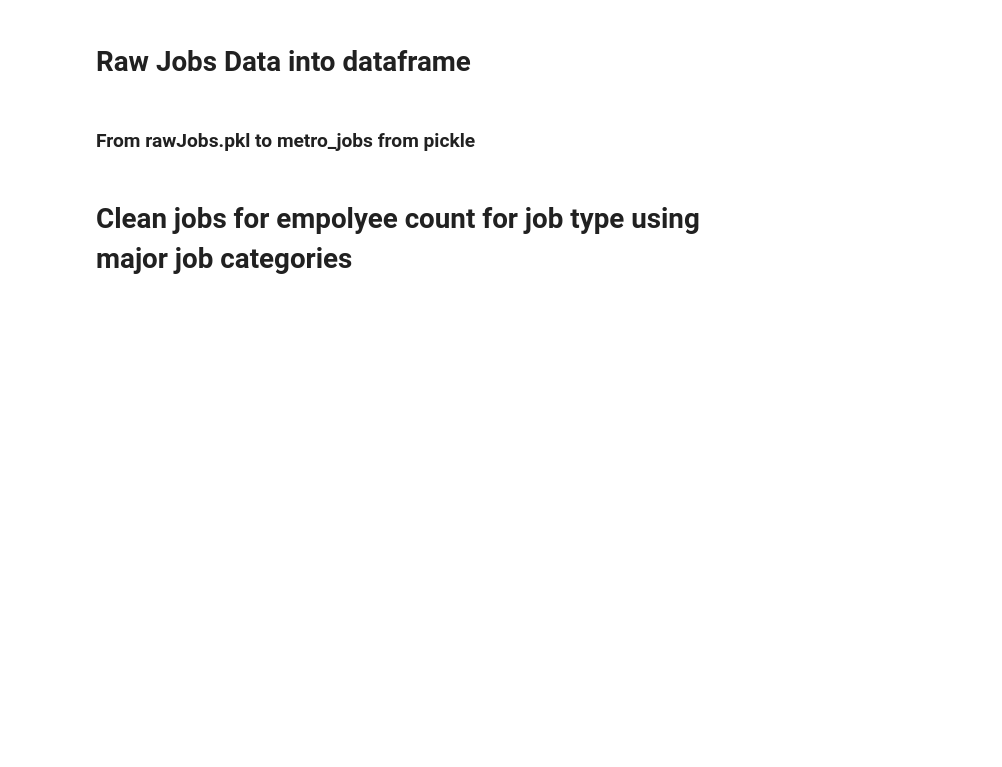
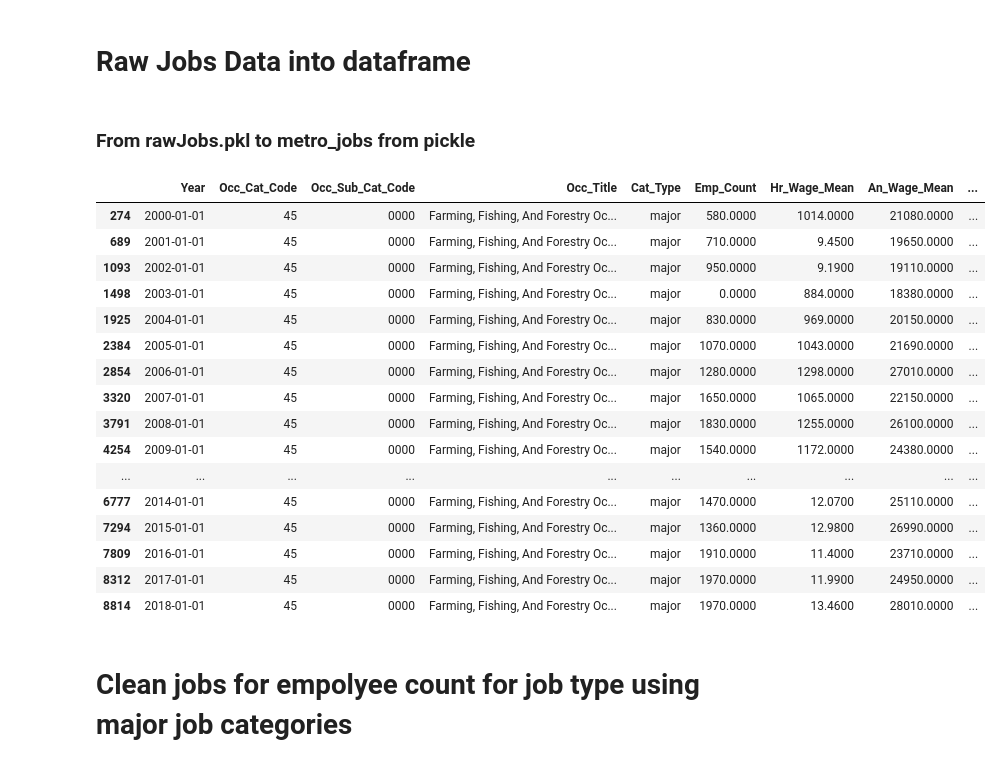
Before and after one commit to b-a-delight/Senior-Project, a Jupyter notebook: Data Prep/Jobs_Data_Prep.ipynb, the cells around one changed output. Drawn from its saved outputs; the diff is of its cells as text; code cells hidden in the pictures; blank space fills up the shorter version.

```diff
--- a/Data Prep/Jobs_Data_Prep.ipynb
+++ b/Data Prep/Jobs_Data_Prep.ipynb
@@ -87,6 +87,29 @@ metroJobs['An_Wage_Mean'] = metroJobs['An_Wage_Mean'].fillna(0)
 
 metroJobs.to_pickle('metroJobs.pkl')
 metroJobs.head(5)
+# %%
+df = pd.read_pickle(os.path.join(path,'metroJobs.pkl'))
+
+df = df[df['Occ_Title'] == 'Farming, Fishing, And Forestry Occupations']
+df
+# %% [output]
+|  | Year | Occ_Cat_Code | Occ_Sub_Cat_Code | Occ_Title | Cat_Type | Emp_Count | Hr_Wage_Mean | An_Wage_Mean | ... |
+| 274 | 2000-01-01 | 45 | 0000 | Farming, Fishing, And Forestry Oc... | major | 580.0000 | 1014.0000 | 21080.0000 | ... |
+| 689 | 2001-01-01 | 45 | 0000 | Farming, Fishing, And Forestry Oc... | major | 710.0000 | 9.4500 | 19650.0000 | ... |
+| 1093 | 2002-01-01 | 45 | 0000 | Farming, Fishing, And Forestry Oc... | major | 950.0000 | 9.1900 | 19110.0000 | ... |
+| 1498 | 2003-01-01 | 45 | 0000 | Farming, Fishing, And Forestry Oc... | major | 0.0000 | 884.0000 | 18380.0000 | ... |
+| 1925 | 2004-01-01 | 45 | 0000 | Farming, Fishing, And Forestry Oc... | major | 830.0000 | 969.0000 | 20150.0000 | ... |
+| 2384 | 2005-01-01 | 45 | 0000 | Farming, Fishing, And Forestry Oc... | major | 1070.0000 | 1043.0000 | 21690.0000 | ... |
+| 2854 | 2006-01-01 | 45 | 0000 | Farming, Fishing, And Forestry Oc... | major | 1280.0000 | 1298.0000 | 27010.0000 | ... |
+| 3320 | 2007-01-01 | 45 | 0000 | Farming, Fishing, And Forestry Oc... | major | 1650.0000 | 1065.0000 | 22150.0000 | ... |
+| 3791 | 2008-01-01 | 45 | 0000 | Farming, Fishing, And Forestry Oc... | major | 1830.0000 | 1255.0000 | 26100.0000 | ... |
+| 4254 | 2009-01-01 | 45 | 0000 | Farming, Fishing, And Forestry Oc... | major | 1540.0000 | 1172.0000 | 24380.0000 | ... |
+| ... | ... | ... | ... | ... | ... | ... | ... | ... | ... |
+| 6777 | 2014-01-01 | 45 | 0000 | Farming, Fishing, And Forestry Oc... | major | 1470.0000 | 12.0700 | 25110.0000 | ... |
+| 7294 | 2015-01-01 | 45 | 0000 | Farming, Fishing, And Forestry Oc... | major | 1360.0000 | 12.9800 | 26990.0000 | ... |
+| 7809 | 2016-01-01 | 45 | 0000 | Farming, Fishing, And Forestry Oc... | major | 1910.0000 | 11.4000 | 23710.0000 | ... |
+| 8312 | 2017-01-01 | 45 | 0000 | Farming, Fishing, And Forestry Oc... | major | 1970.0000 | 11.9900 | 24950.0000 | ... |
+| 8814 | 2018-01-01 | 45 | 0000 | Farming, Fishing, And Forestry Oc... | major | 1970.0000 | 13.4600 | 28010.0000 | ... |
 # %% [markdown]
 # Clean jobs for empolyee count for job type using major job categories
 # %%
```
Also changed, not shown: parts of 9 cells of this notebook, 1 other file.
